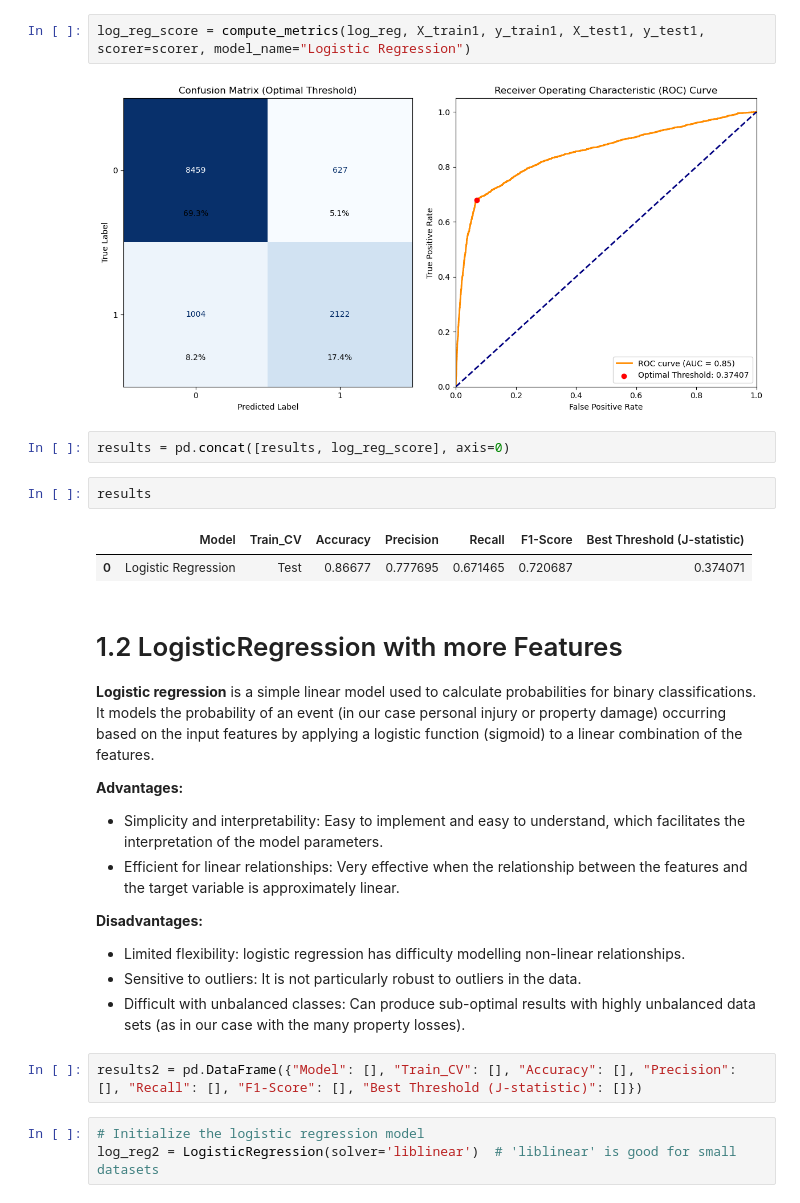
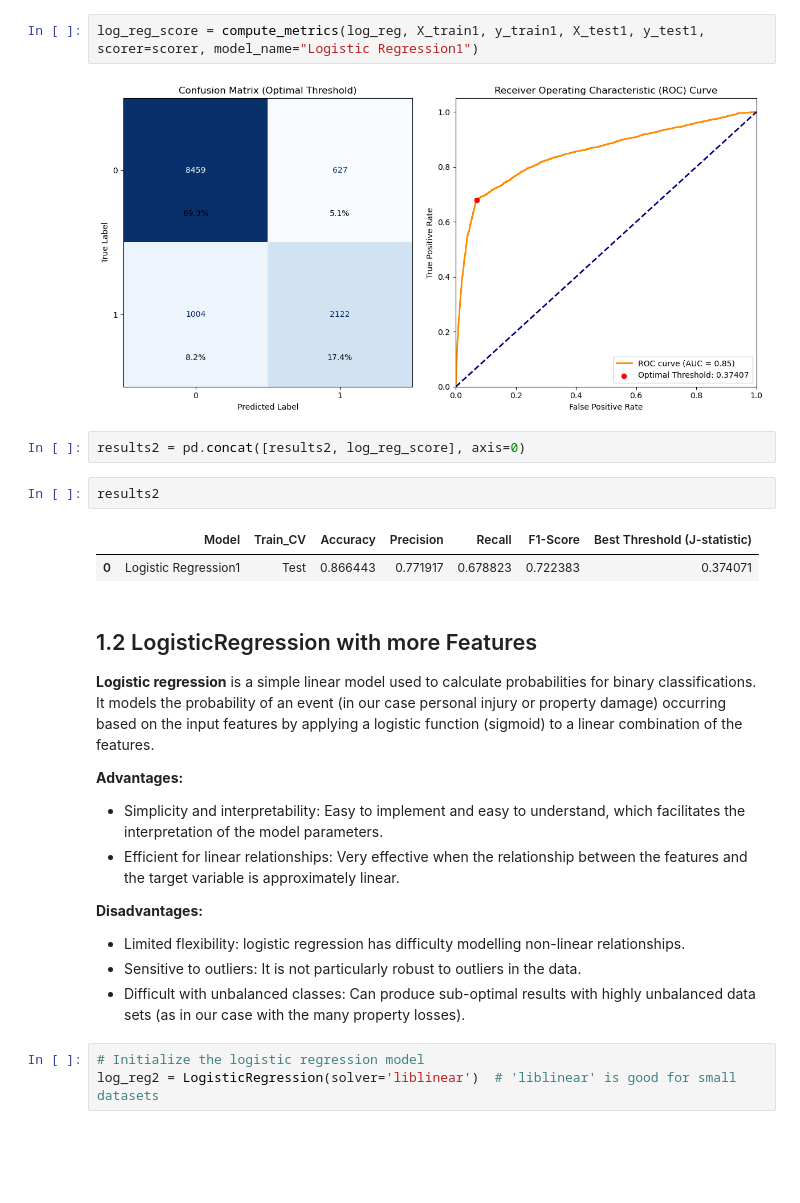
Before and after one commit to GOget42/CS_Group_Project, a Jupyter notebook: Jupyter Notebooks for Data Preprocessing/Modeling.ipynb, the cells around one changed output. Saved outputs shown, nothing was run; the diff lists cells and outputs as text; blank space fills up the shorter version.

Commit message:
Adjusted Final Version of Modeling

```diff
--- a/Jupyter Notebooks for Data Preprocessing/Modeling.ipynb
+++ b/Jupyter Notebooks for Data Preprocessing/Modeling.ipynb
@@ -251,18 +207,18 @@ This data represents our first approach. We have create a dataframe with relativ
 # Initialize the logistic regression model
 log_reg = LogisticRegression(solver='liblinear')  # 'liblinear' is good for small datasets
 # %%
-log_reg_score = compute_metrics(log_reg, X_train1, y_train1, X_test1, y_test1, scorer=scorer, model_name="Logistic Regression")
+log_reg_score = compute_metrics(log_reg, X_train1, y_train1, X_test1, y_test1, scorer=scorer, model_name="Logistic Regression1")
 # %% [output]
 [figure]
 # %%
-results = pd.concat([results, log_reg_score], axis=0)
+results2 = pd.concat([results2, log_reg_score], axis=0)
 # %%
-results
+results2
 # %% [output]
 |  | Model | Train_CV | Accuracy | Precision | Recall | F1-Score | Best Threshold (J-statistic) |
-| 0 | Logistic Regression | Test | 0.86677 | 0.777695 | 0.671465 | 0.720687 | 0.374071 |
+| 0 | Logistic Regression1 | Test | 0.866443 | 0.771917 | 0.678823 | 0.722383 | 0.374071 |
 # %% [markdown]
-# 1.2 LogisticRegression with more Features
+## 1.2 LogisticRegression with more Features
 
 **Logistic regression** is a simple linear model used to calculate probabilities for binary classifications. It models the probability of an event (in our case personal injury or property damage) occurring based on the input features by applying a logistic function (sigmoid) to a linear combination of the features.
 
@@ -274,8 +230,6 @@ results
 + Limited flexibility: logistic regression has difficulty modelling non-linear relationships.
 + Sensitive to outliers: It is not particularly robust to outliers in the data.
 + Difficult with unbalanced classes: Can produce sub-optimal results with highly unbalanced data sets (as in our case with the many property losses).
-# %%
-results2 = pd.DataFrame({"Model": [], "Train_CV": [], "Accuracy": [], "Precision": [], "Recall": [], "F1-Score": [], "Best Threshold (J-statistic)": []})
 # %%
 # Initialize the logistic regression model
 log_reg2 = LogisticRegression(solver='liblinear')  # 'liblinear' is good for small datasets
```
Also changed, not shown: parts of 53 cells of this notebook.
